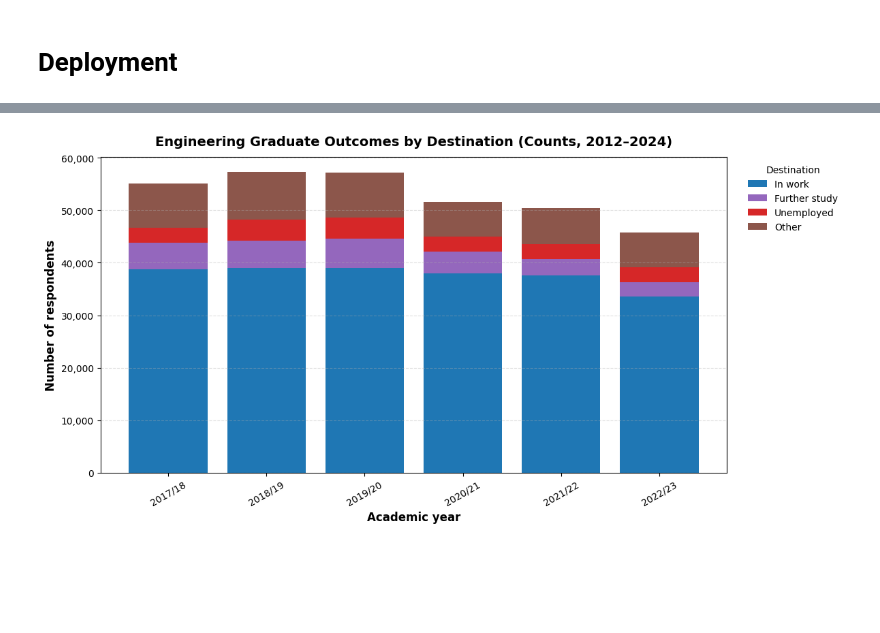
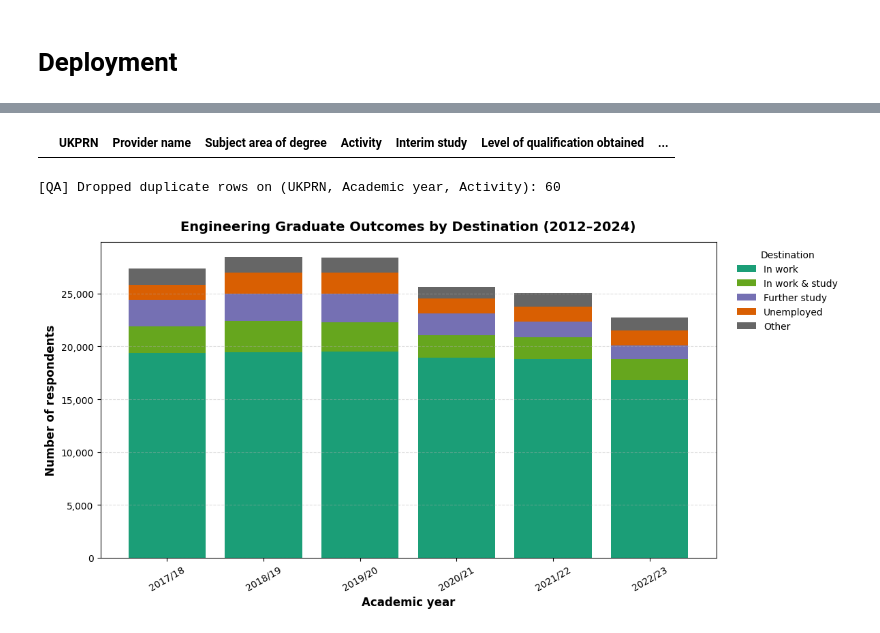
Before and after one commit to JoeUzo/Mapping-Future-Skills-in-UK-Engineering-Education, a Jupyter notebook: charts/chart-5.ipynb, the cells around one changed output, grey strips where cells are left out. Saved outputs shown, nothing was run; the diff lists cells and outputs as text; code cells hidden in the pictures; blank space fills up the shorter version.

Commit message:
fixed issue in chart 5

```diff
--- a/charts/chart-5.ipynb
+++ b/charts/chart-5.ipynb
@@ -221,0 +86,5 @@ df_grad.sample(20)
+# %%
+duplicates = df_grad[df_grad.duplicated(keep=False)]
+duplicates.head(30)
+# %% [output]
+|  | UKPRN | Provider name | Subject area of degree | Activity | Interim study | Level of qualification obtained | ... |
@@ -222,3 +93,12 @@ df_grad.sample(20)
+# %%
+before = len(d)
+d = d.drop_duplicates(subset=["UKPRN", "Academic year", "Activity"])
+after = len(d)
+print(f"[QA] Dropped duplicate rows on (UKPRN, Academic year, Activity): {before - after}")
+# %% [output]
+[QA] Dropped duplicate rows on (UKPRN, Academic year, Activity): 60
+# %%
+df_grad = d.copy()
 # %%
 def normalize_year_order(df, year_col="Academic year"):
     # Put academic years in chronological order (e.g., "2017/18" -> 2017 key)
@@ -258,8 +123,8 @@ cat_map = {
 }
 # %%
 def to_bucket(activity: str) -> str:
-    a = str(activity).strip()
-    return cat_map.get(a, "Other")  # default to Other for any unexpected label
+    a = (str(activity).replace("\xa0", " ").strip())
+    return cat_map.get(a, "Other")  # fallback if anything unexpected appears
 # %%
 df = df_grad.copy()
 df["Dest"] = df["Activity"].map(to_bucket)
@@ -288,6 +153,8 @@ emp["Employment rate (%)"] = 100 * emp["Number"] / emp["YearTotal"]
 emp = normalize_year_order(emp, "Academic year")
 # %%
 def plot_outcomes_stacked_counts(by_dest_counts, title, out_basename, chart_dir="chart-5"):
+
+    publication_rc()
     # Pivot to counts
     pvt = (by_dest_counts.pivot_table(index="Academic year",
                                       columns="Dest",
@@ -313,6 +180,15 @@ def plot_outcomes_stacked_counts(by_dest_counts, title, out_basename, chart_dir=
         "Unemployed":        "#d62728",
         "Other":             "#8c564b",
     }
+
+    colors = {
+    "In work":           "#1B9E77",  # green
+    "In work & study":   "#66A61E",  # olive/green
+    "Further study":     "#7570B3",  # violet
+    "Unemployed":        "#D95F02",  # orange-red
+    "Other":             "#666666",  # gray
+}
+
     for col in pvt.columns:
         ax.bar(pvt.index, pvt[col].values, bottom=bottom,
                label=col, color=colors.get(col, None))
@@ -416,15 +207,8 @@ def plot_outcomes_stacked_counts(by_dest, title, out_basename, chart_dir="chart-
 # %%
-# plot_outcomes_stacked(
-#     by_dest,
-#     title="Engineering Graduate Outcomes by Destination (2012–2024, % of respondents)",
-#     out_basename="eng_outcomes_stacked"
-# )
-
-
 plot_outcomes_stacked_counts(
     by_dest_counts,
-    title="Engineering Graduate Outcomes by Destination (Counts, 2012–2024)",
+    title="Engineering Graduate Outcomes by Destination (2012–2024)",
     out_basename="eng_outcomes_stacked_counts"
 )
 # %% [output]
-[figure, old version]
+[figure, new version]
```
Also changed, not shown: parts of 13 cells of this notebook, 2 other files.
